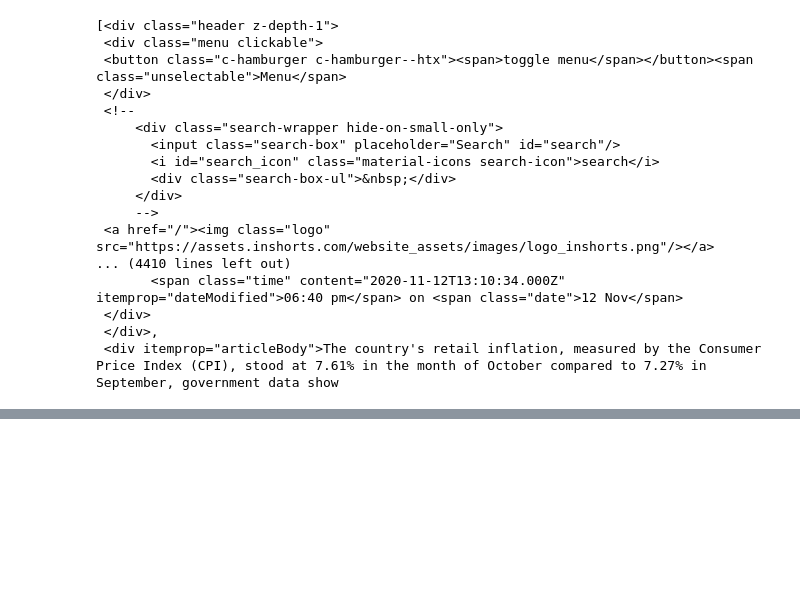
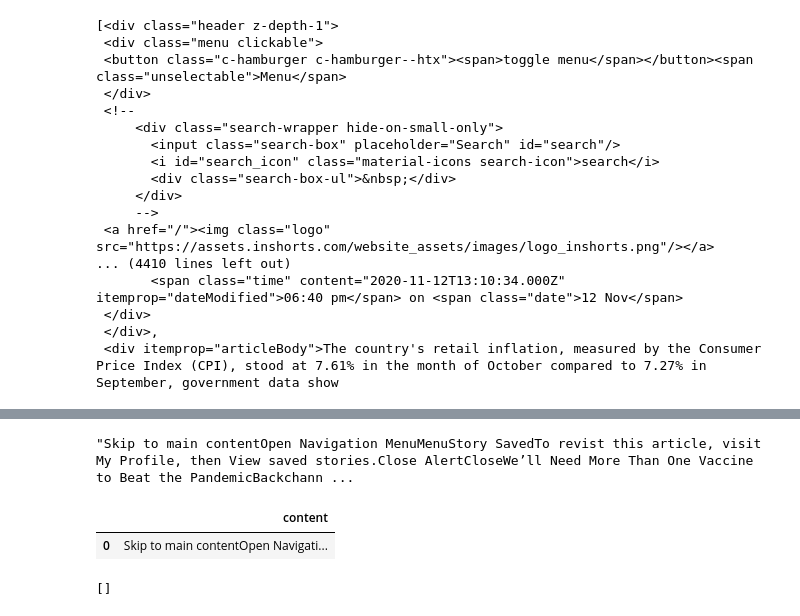
Before and after one commit to CSolitaire/natural-language-processing-exercises, a Jupyter notebook: exercise_acqusition.ipynb, the cells around one changed output, grey strips where cells are left out. Drawn from its saved outputs; the diff is of its cells as text; code cells hidden in the pictures; blank space fills up the shorter version.

```diff
--- a/exercise_acqusition.ipynb
+++ b/exercise_acqusition.ipynb
@@ -384,0 +410,2 @@ get_inshorts_dataset(seed_urls, cached=False)
+# %%
+soup = acquire.make_soup('https://www.wired.com/story/well-need-more-than-one-vaccine-to-beat-the-pandemic/')
@@ -384,0 +452,19 @@ get_inshorts_dataset(seed_urls, cached=False)
+# %%
+soup.select('div', class_='lead-in-text-callout')[0].text
+# %% [output]
+"Skip to main contentOpen Navigation MenuMenuStory SavedTo revist this article, visit My Profile, then View saved stories.Close AlertCloseWe’ll Need More Than One Vaccine to Beat the PandemicBackchann ...
+# %%
+# Formatt to turn the text in to an article and same it in a dataframe
+content = soup.select('div', class_='lead-in-text-callout')[0].text
+articles = []
+article = {'content': content}
+articles.append(article)
+df = pd.DataFrame(articles)
+df
+# %% [output]
+|  | content |
+| 0 | Skip to main contentOpen Navigati... |
+# %%
+soup.find_all('div', attrs={"itemprop": "articleBody"})
+# %% [output]
+[]
```
Also changed, not shown: parts of 15 cells of this notebook.
